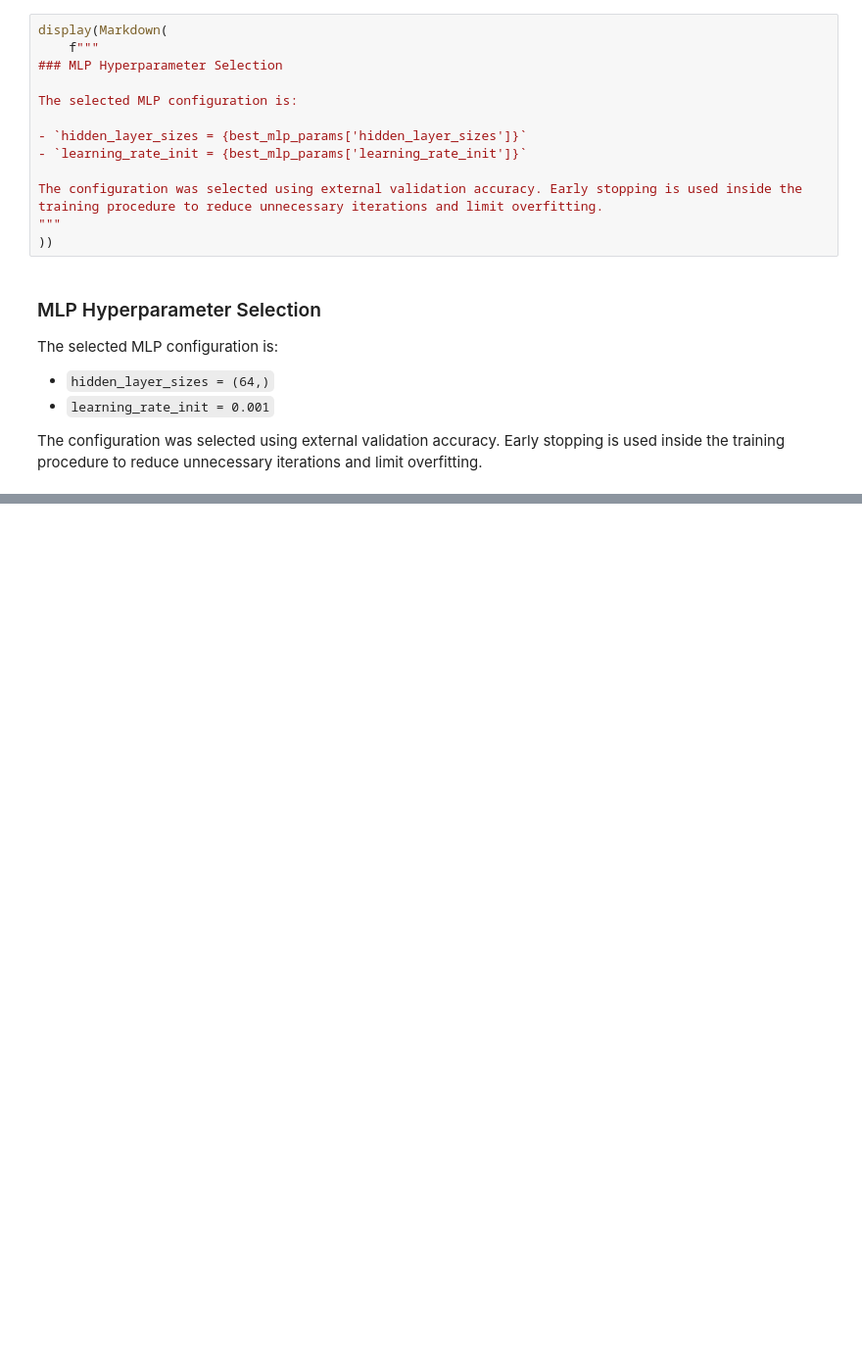
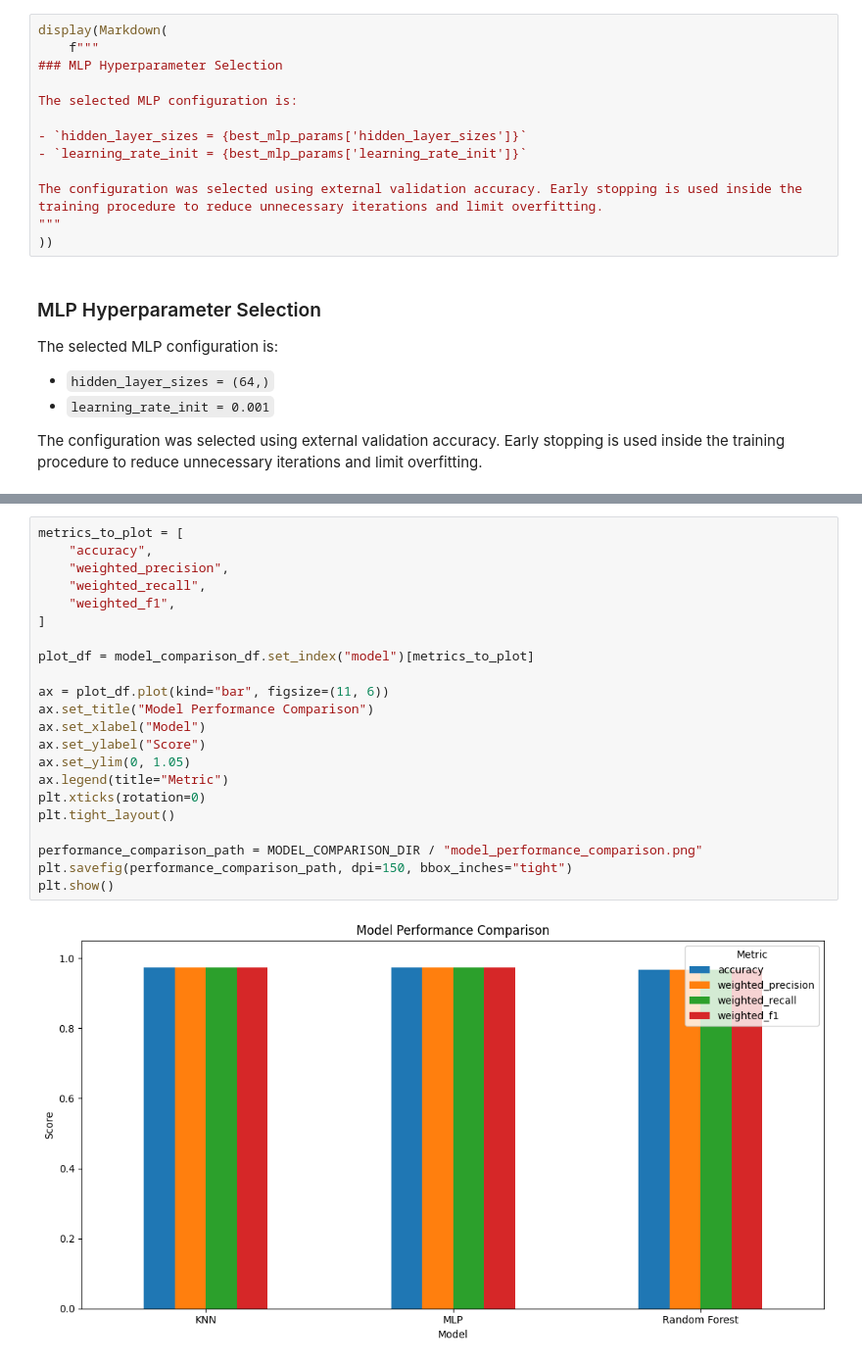
Before and after one commit to renan-leme/mnist-classification-SCTEC, a Jupyter notebook: mnist_classification_project.ipynb, the cells around one changed output, grey strips where cells are left out. Shown at 98% size. Drawn from its saved outputs; the diff is of its cells as text; blank space fills up the shorter version.

```diff
--- a/mnist_classification_project.ipynb
+++ b/mnist_classification_project.ipynb
@@ -765,0 +1095,24 @@ The configuration was selected using external validation accuracy. Early stoppin
+# %%
+metrics_to_plot = [
+    "accuracy",
+    "weighted_precision",
+    "weighted_recall",
+    "weighted_f1",
+]
+
+plot_df = model_comparison_df.set_index("model")[metrics_to_plot]
+
+ax = plot_df.plot(kind="bar", figsize=(11, 6))
+ax.set_title("Model Performance Comparison")
+ax.set_xlabel("Model")
+ax.set_ylabel("Score")
+ax.set_ylim(0, 1.05)
+ax.legend(title="Metric")
+plt.xticks(rotation=0)
+plt.tight_layout()
+
+performance_comparison_path = MODEL_COMPARISON_DIR / "model_performance_comparison.png"
+plt.savefig(performance_comparison_path, dpi=150, bbox_inches="tight")
+plt.show()
+# %% [output]
+[figure, added]
```
Also changed, not shown: parts of 17 cells of this notebook, 6 other files.
